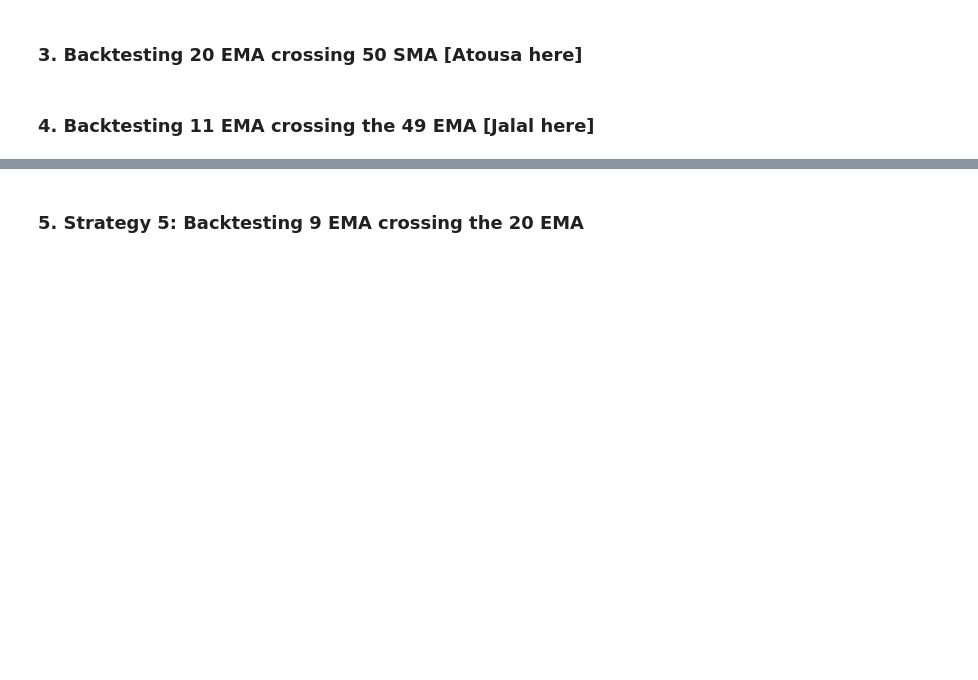
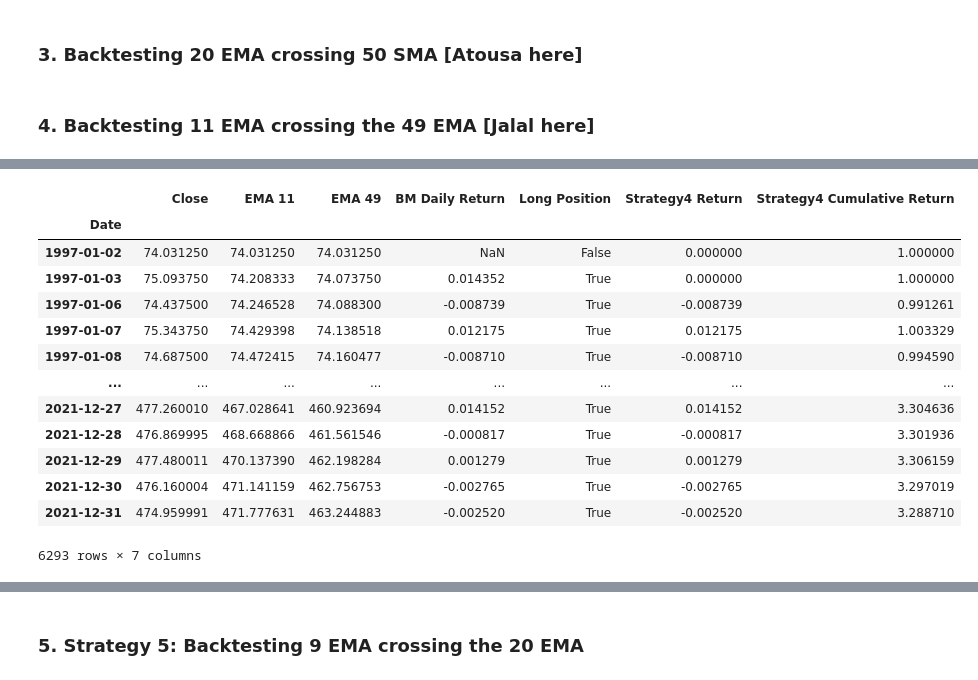
Before and after one commit to brilliantlyc/Backtesting_MA_Crossover_Strategies, a Jupyter notebook: project_1_hanna_v2.ipynb, the cells around one changed output, grey strips where cells are left out. Saved outputs shown, nothing was run; the diff lists cells and outputs as text; code cells hidden in the pictures; blank space fills up the shorter version.

```diff
--- a/project_1_hanna_v2.ipynb
+++ b/project_1_hanna_v2.ipynb
@@ -492,0 +545,5 @@ slow_ma_4 = 49
+# %%
+# Define entries for long position
+strategy4_return = pd.concat([strategy4,benchmark_spy],axis=1, join = "inner")
+strategy4_return["Long Position"] = strategy4["EMA 11"] > strategy4["EMA 49"]
+strategy4_return.head()
@@ -492,0 +558,3 @@ slow_ma_4 = 49
+# %%
+strategy4_return["Strategy4 Return"] = np.where(strategy4_return["Long Position"].shift(1) == True, strategy4_return["BM Daily Return"], 0)
+strategy4_return.tail()
@@ -493,2 +569,21 @@ slow_ma_4 = 49
+# %%
+# Calculate cumulative return
+strategy4_return["Strategy4 Cumulative Return"] = (1+ strategy4_return["Strategy4 Return"]).cumprod()
+strategy4_return
+# %% [output]
+|  | Close | EMA 11 | EMA 49 | BM Daily Return | Long Position | Strategy4 Return | Strategy4 Cumulative Return |
+| Date |  |  |  |  |  |  |  |
+| 1997-01-02 | 74.031250 | 74.031250 | 74.031250 | NaN | False | 0.000000 | 1.000000 |
+| 1997-01-03 | 75.093750 | 74.208333 | 74.073750 | 0.014352 | True | 0.000000 | 1.000000 |
+| 1997-01-06 | 74.437500 | 74.246528 | 74.088300 | -0.008739 | True | -0.008739 | 0.991261 |
+| 1997-01-07 | 75.343750 | 74.429398 | 74.138518 | 0.012175 | True | 0.012175 | 1.003329 |
+| 1997-01-08 | 74.687500 | 74.472415 | 74.160477 | -0.008710 | True | -0.008710 | 0.994590 |
+| ... | ... | ... | ... | ... | ... | ... | ... |
+| 2021-12-27 | 477.260010 | 467.028641 | 460.923694 | 0.014152 | True | 0.014152 | 3.304636 |
+| 2021-12-28 | 476.869995 | 468.668866 | 461.561546 | -0.000817 | True | -0.000817 | 3.301936 |
+| 2021-12-29 | 477.480011 | 470.137390 | 462.198284 | 0.001279 | True | 0.001279 | 3.306159 |
+| 2021-12-30 | 476.160004 | 471.141159 | 462.756753 | -0.002765 | True | -0.002765 | 3.297019 |
+| 2021-12-31 | 474.959991 | 471.777631 | 463.244883 | -0.002520 | True | -0.002520 | 3.288710 |
+6293 rows × 7 columns
 # %%
 # Define exit for short position
```
Also changed, not shown: parts of 38 cells of this notebook, 1 other file.
